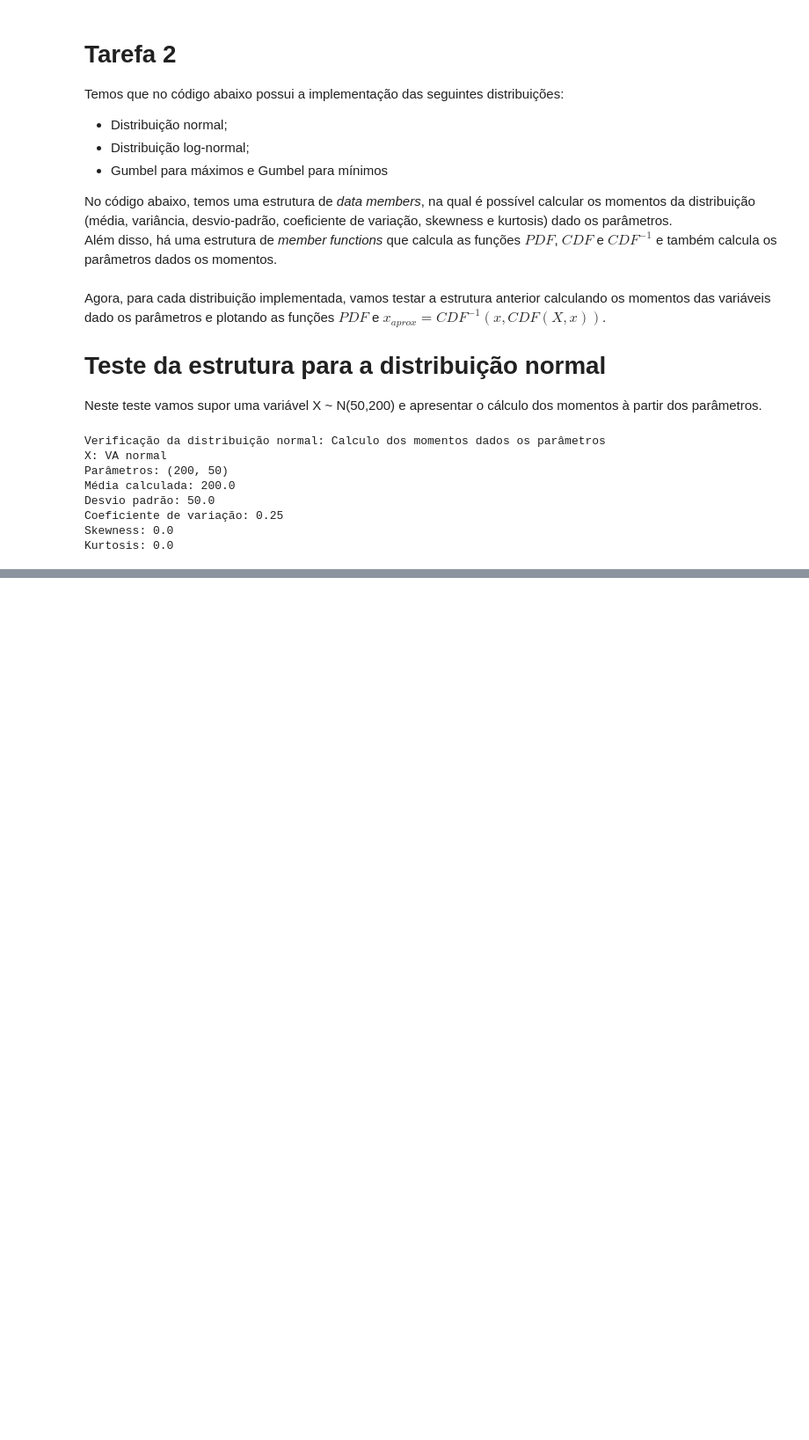
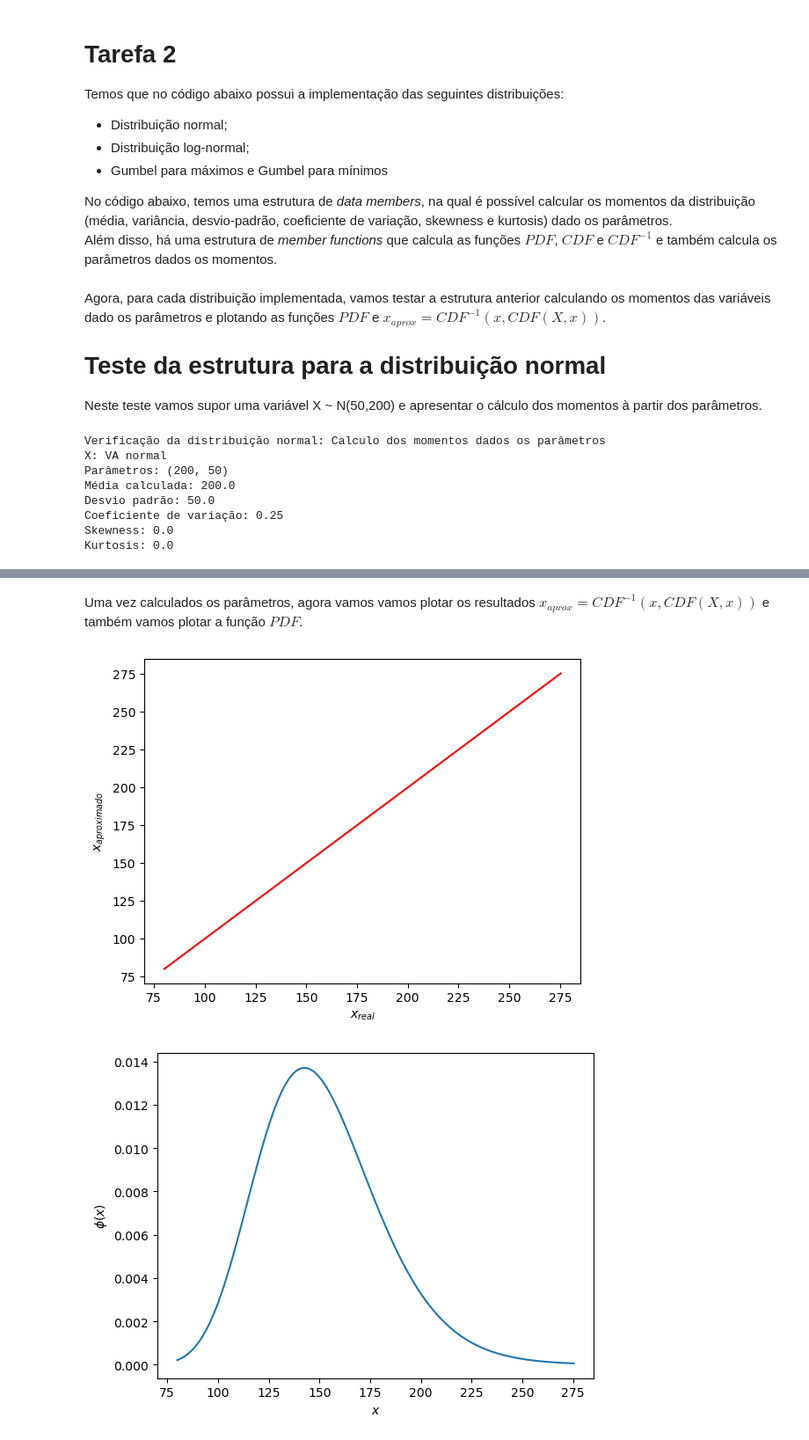
Before and after one commit to Gabrielsssilverio/Confiabilidade, a Jupyter notebook: Lista_tarefas.ipynb, the cells around one changed output, grey strips where cells are left out. Shown at 88% size. Saved outputs shown, nothing was run; the diff lists cells and outputs as text; code cells hidden in the pictures; blank space fills up the shorter version.

```diff
--- a/Lista_tarefas.ipynb
+++ b/Lista_tarefas.ipynb
@@ -307,0 +290,16 @@ x_aproximado
+# %%
+#Teste da estrutura
+X_lognormal = variavel_aleatoria(distribuicao = 'lognormal', nome='VA lognormal', simbolo='X_LN')
+zeta_dado = 0.2
+lamb_dado = 5
+X_lognormal.conjunto_parametros(zeta_dado, 0, float(np.exp(lamb_dado)))
+
+# Teste do conjunto de parametros e momentos para uma distribuição normal
+print('Verificação da distribuição lognormal: Calculo dos momentos dados os parâmetros')
+print(f"X: {X_lognormal.nome}")
+print(f"Parâmetros: {lamb_dado, zeta_dado}")
+print(f"Média calculada: {X_lognormal.media}")
+print(f"Desvio padrão: {X_lognormal.desvio}")
+print(f"Coeficiente de variação: {X_lognormal.cv}")
+print(f"Skewness: {X_lognormal.skewness}")
+print(f"Kurtosis: {X_lognormal.kurtosis}")
@@ -307,0 +315,34 @@ x_aproximado
+# %% [markdown]
+Uma vez calculados os parâmetros, agora vamos vamos plotar os resultados $x_{aprox} = CDF^{-1}(x,CDF(X,x))$ e também vamos plotar a função $PDF$.
+# %%
+import matplotlib.pyplot as plt
+
+x_min = 0.001
+x_max = 0.999
+x_min_plot = X_lognormal.InversaCDF(x_min)
+x_max_plot = X_lognormal.InversaCDF(x_max)
+x_real = np.linspace(x_min_plot, x_max_plot, 100)
+
+x_aproximado = []
+pdf = []
+for x in x_real:
+    p = X_lognormal.CDF(x)
+    pdf_calc = X_lognormal.PDF(x)
+    x_calc = X_lognormal.InversaCDF(p)
+    x_aproximado.append(x_calc)
+    pdf.append(pdf_calc)
+
+# Gráfico do valor aproximado x valor real
+plt.plot(x_real, x_aproximado, 'r')
+plt.xlabel('$x_{real}$')
+plt.ylabel('$x_{aproximado}$')
+plt.show()
+
+# Plotar função PDF
+plt.plot(x_real, pdf)
+plt.xlabel('$x$')
+plt.ylabel('$\\phi(x)$')
+plt.show()
+# %% [output]
+[figure, added]
+[figure, added]
```
Also changed, not shown: parts of 13 cells of this notebook.
